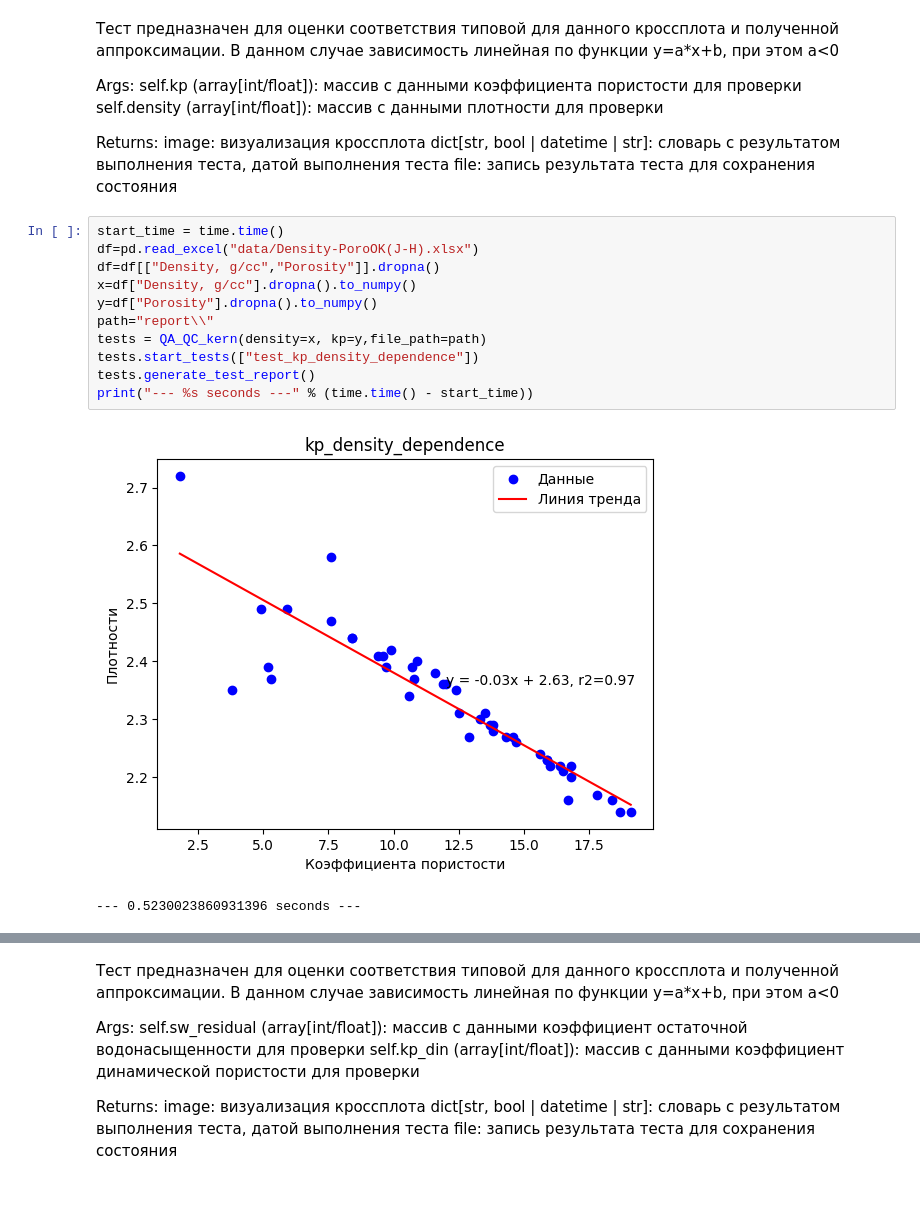
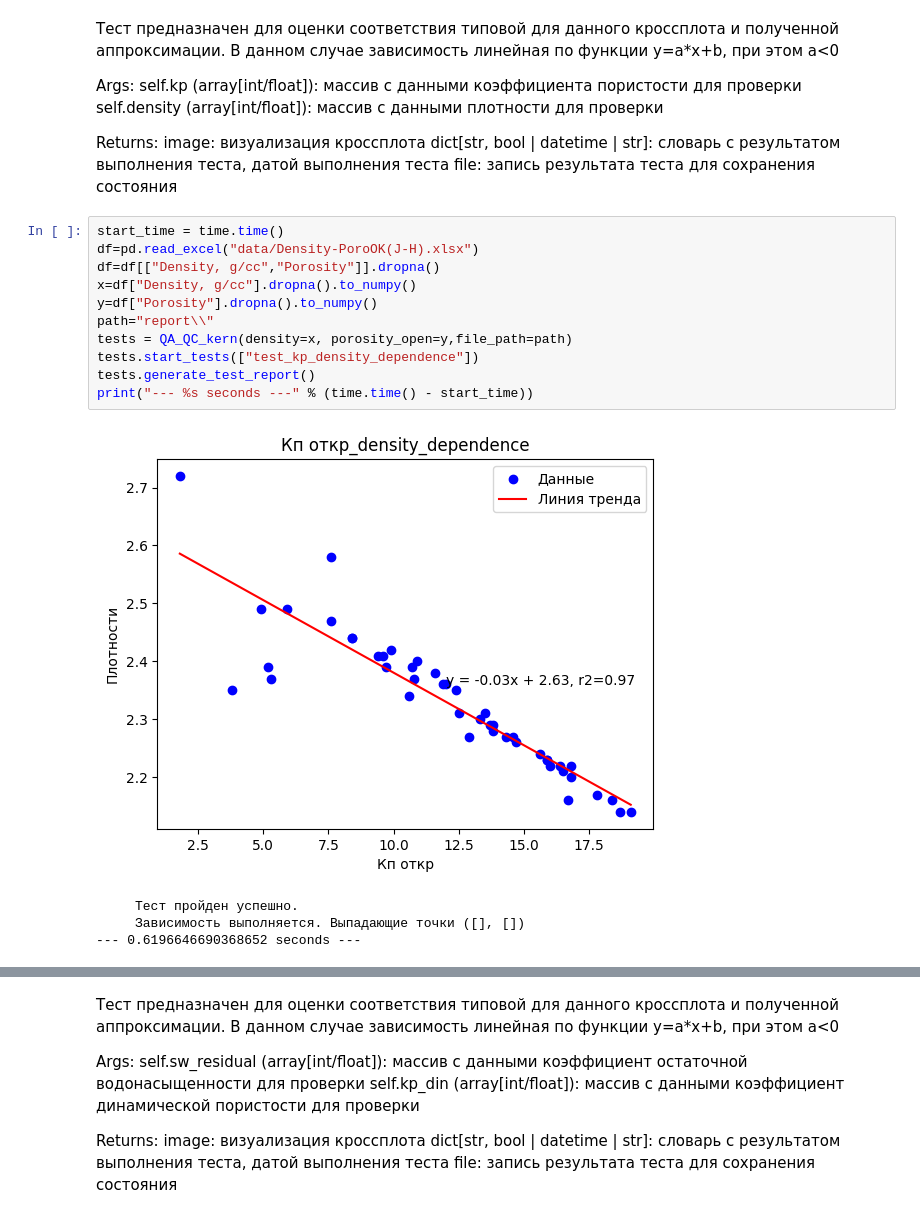
Before and after one commit to Salnikov-MaX/QA_QC_proj, a Jupyter notebook: user_scenario_kern.ipynb, the cells around one changed output, grey strips where cells are left out. Saved outputs shown, nothing was run; the diff lists cells and outputs as text.

```diff
--- a/user_scenario_kern.ipynb
+++ b/user_scenario_kern.ipynb
@@ -117,17 +104,19 @@ Returns:
 # %%
 start_time = time.time()
 df=pd.read_excel("data/Density-PoroOK(J-H).xlsx")
 df=df[["Density, g/cc","Porosity"]].dropna()
 x=df["Density, g/cc"].dropna().to_numpy()
 y=df["Porosity"].dropna().to_numpy()
 path="report\\"
-tests = QA_QC_kern(density=x, kp=y,file_path=path)
+tests = QA_QC_kern(density=x, porosity_open=y,file_path=path)
 tests.start_tests(["test_kp_density_dependence"])
 tests.generate_test_report()
 print("--- %s seconds ---" % (time.time() - start_time))
 # %% [output]
-[figure, old version]
+[figure, new version]
---- 0.5230023860931396 seconds ---
+     Тест пройден успешно.
+     Зависимость выполняется. Выпадающие точки ([], [])
+--- 0.6196646690368652 seconds ---
 # %%
 start_time = time.time()
 df=pd.read_excel("data/Density-PoroFail(J-H).xlsx")
```
Also changed, not shown: parts of 62 cells of this notebook, 10 other files.
